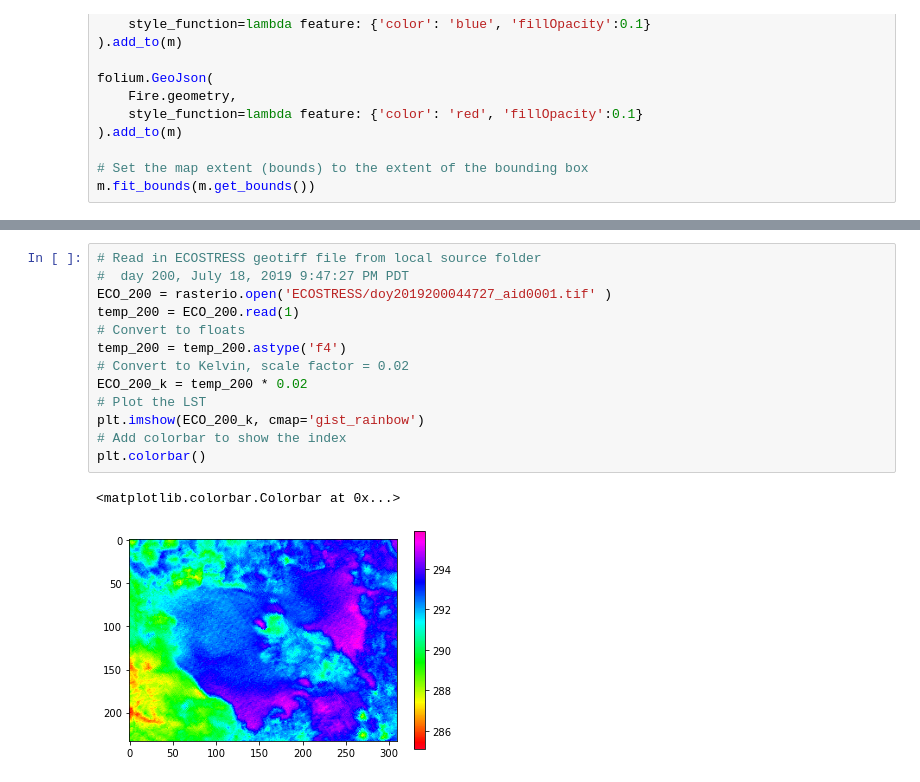
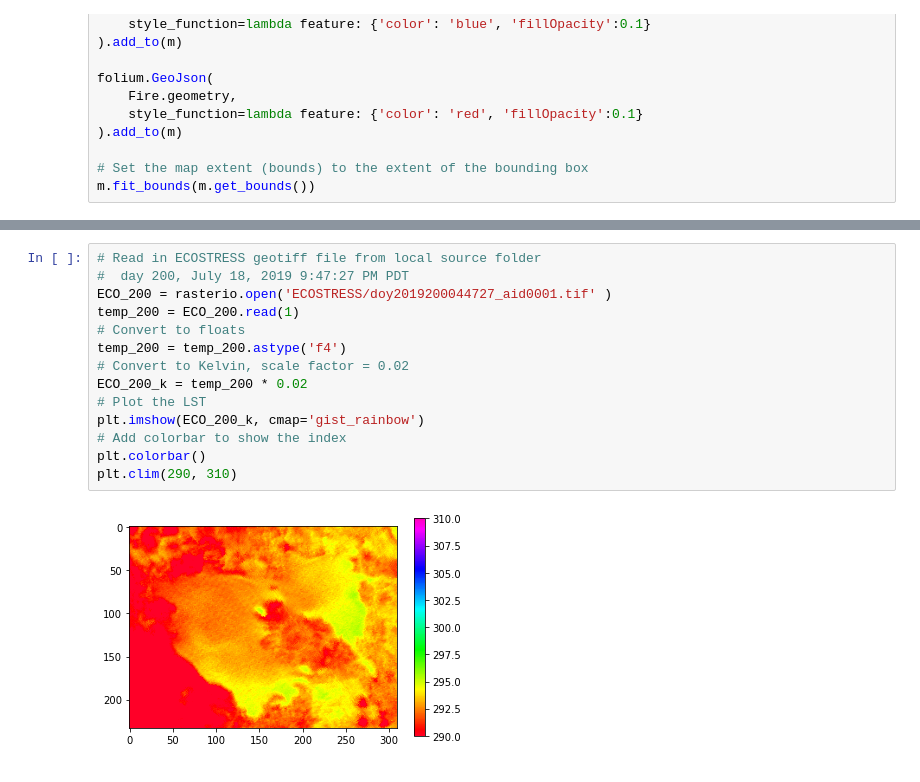
Before and after one commit to waterhackweek/whw2020_firewater, a Jupyter notebook: brentsNotebook.ipynb, the cells around one changed output, grey strips where cells are left out. Cells and saved outputs as stored; diff of their text form.

```diff
--- a/brentsNotebook.ipynb
+++ b/brentsNotebook.ipynb
@@ -69,19 +69,19 @@ m
 # %%
 # Read in ECOSTRESS geotiff file from local source folder
 #  day 200, July 18, 2019 9:47:27 PM PDT
 ECO_200 = rasterio.open('ECOSTRESS/doy2019200044727_aid0001.tif' )
 temp_200 = ECO_200.read(1)
 # Convert to floats
 temp_200 = temp_200.astype('f4')
 # Convert to Kelvin, scale factor = 0.02
 ECO_200_k = temp_200 * 0.02
 # Plot the LST
 plt.imshow(ECO_200_k, cmap='gist_rainbow')
 # Add colorbar to show the index
 plt.colorbar()
+plt.clim(290, 310)
 # %% [output]
-<matplotlib.colorbar.Colorbar at 0x...>
-[figure, old version]
+[figure, new version]
 # %%
 # Repeat for day 202, July 20, 2019 2:38:02 AM PDT
 ECO_202 = rasterio.open('ECOSTRESS/doy2019202093802_aid0001.tif' )
```
Also changed, not shown: parts of 8 cells of this notebook.
